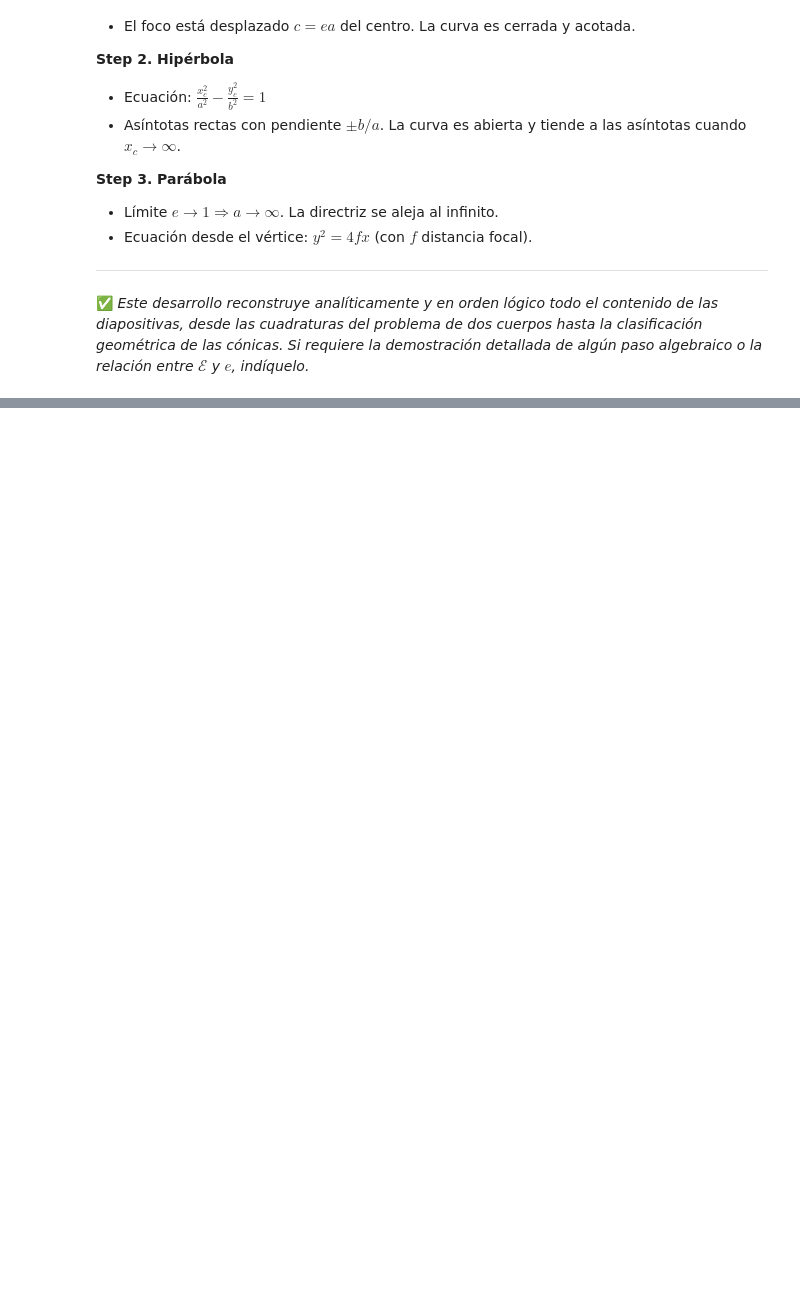
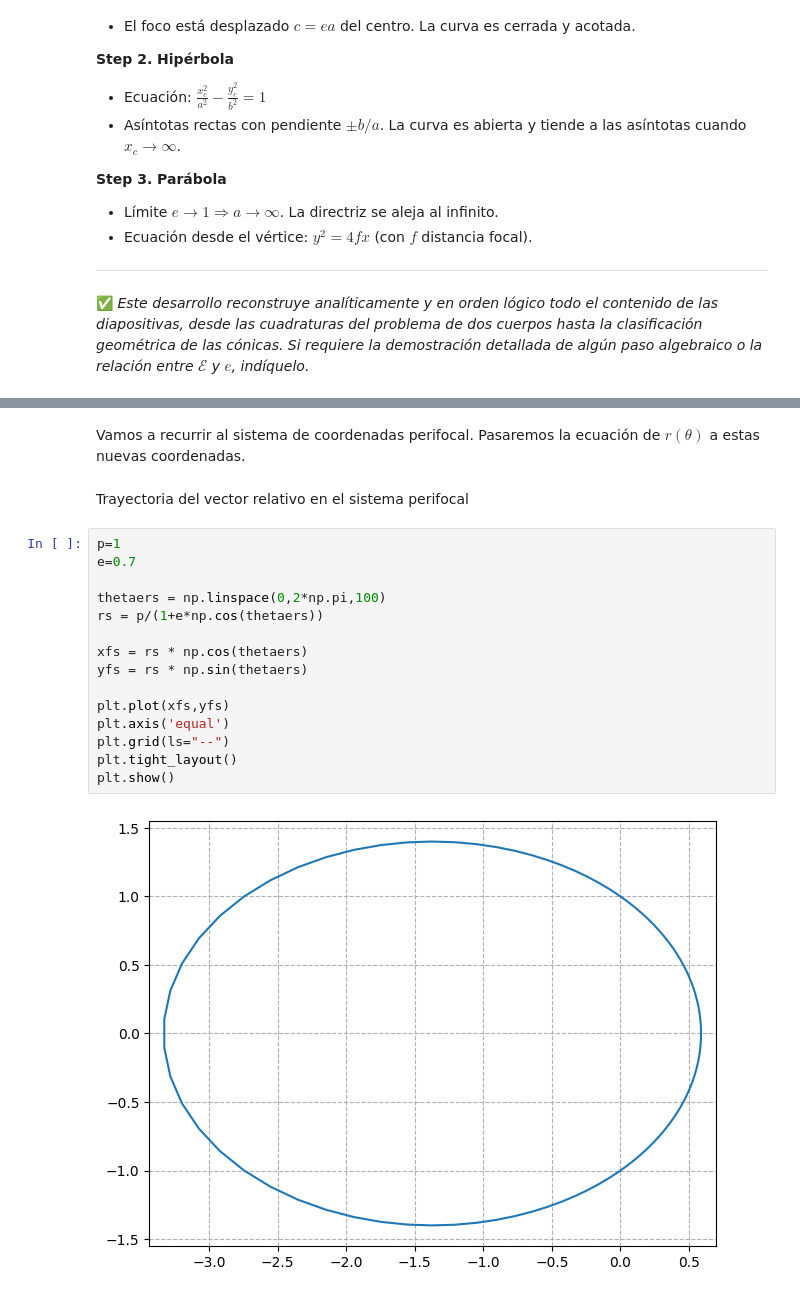
Before and after one commit to Daniel-534/MecanicaCeleste, a Jupyter notebook: Clases/Clase20260409.ipynb, the cells around one changed output, grey strips where cells are left out. Cells and saved outputs as stored; diff of their text form; blank space fills up the shorter version.

```diff
--- a/Clases/Clase20260409.ipynb
+++ b/Clases/Clase20260409.ipynb
@@ -218,0 +296,21 @@ $$\boxed{\frac{x_c^2}{a^2} + \frac{y_c^2}{b^2} = 1} \quad \text{con} \quad b^2 =
+# %% [markdown]
+Vamos a recurrir al sistema de coordenadas perifocal. Pasaremos la ecuación de $r(\theta)$ a estas nuevas coordenadas.
+# %% [markdown]
+Trayectoria del vector relativo en el sistema perifocal
+# %%
+p=1
+e=0.7
+
+thetaers = np.linspace(0,2*np.pi,100)
+rs = p/(1+e*np.cos(thetaers))
+
+xfs = rs * np.cos(thetaers)
+yfs = rs * np.sin(thetaers)
+
+plt.plot(xfs,yfs)
+plt.axis('equal')
+plt.grid(ls="--")
+plt.tight_layout()
+plt.show()
+# %% [output]
+[figure, added]
```
Also changed, not shown: parts of 7 cells of this notebook.
